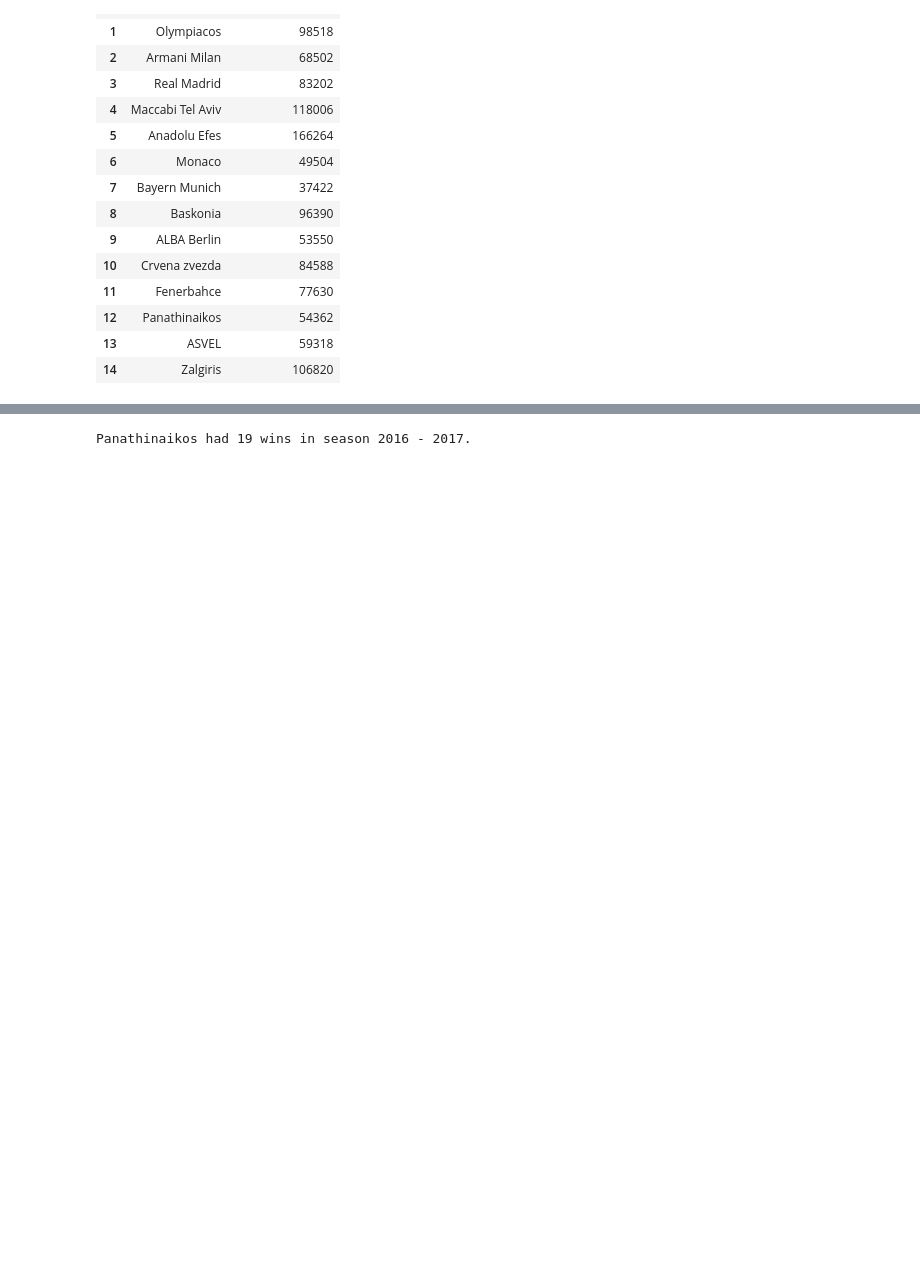
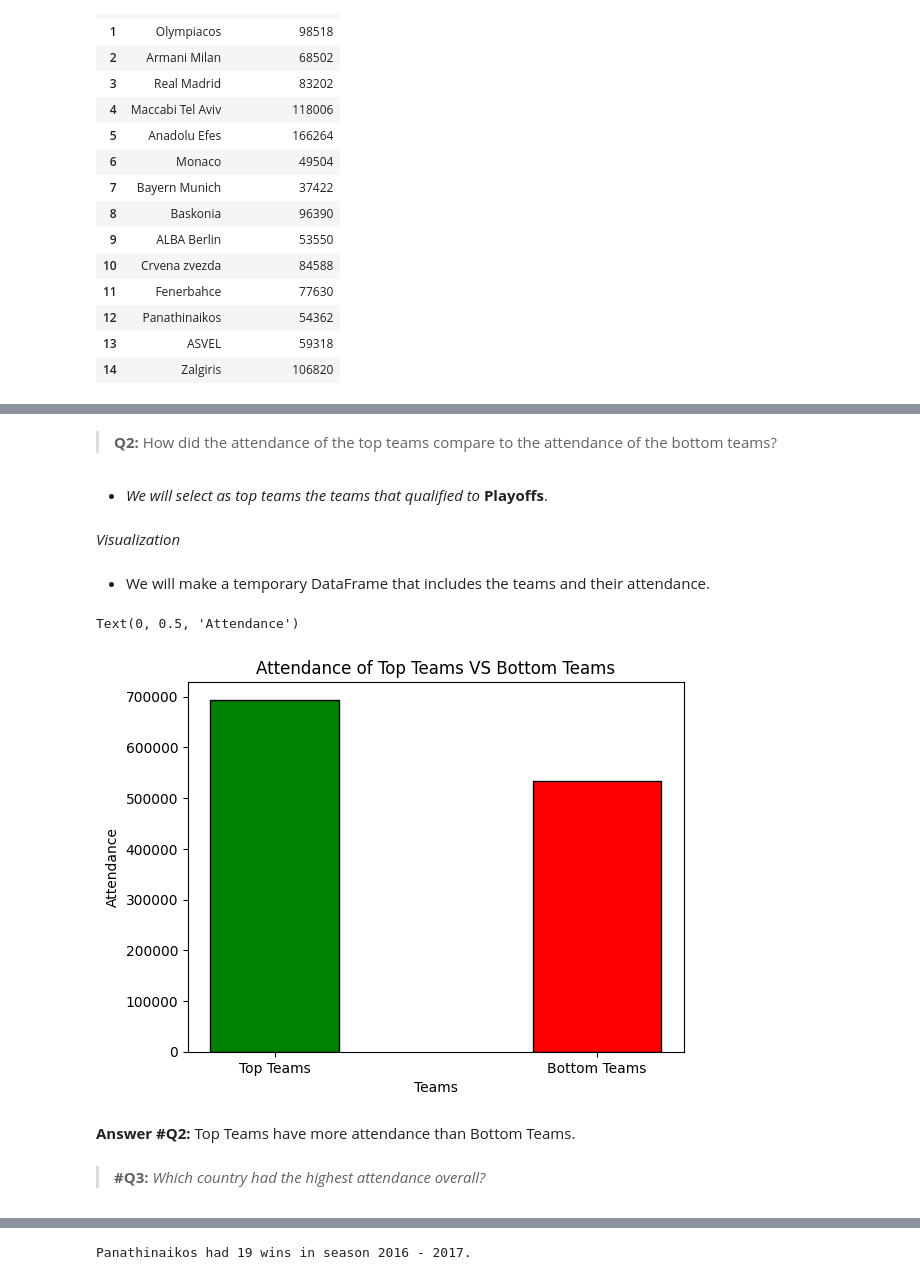
Before and after one commit to ChrisDiamantis99/Euroleague, a Jupyter notebook: euroleague.ipynb, the cells around one changed output, grey strips where cells are left out. Saved outputs shown, nothing was run; the diff lists cells and outputs as text; code cells hidden in the pictures; blank space fills up the shorter version.

```diff
--- a/euroleague.ipynb
+++ b/euroleague.ipynb
@@ -722,0 +870,34 @@ season_2021_2022.sort_values("Arenas Capacity Rate", ascending= False)
+# %% [markdown]
+> **Q2:** How did the attendance of the top teams compare to the attendance of the bottom teams?
+# %% [markdown]
+- *We will select as top teams the teams that qualified to* **Playoffs**.
+# %%
+playoffs_teams = season_2021_2022.loc[0:7]
+bottom_teams = season_2021_2022.loc[8:14]
+# %%
+sum_att_playoffs = playoffs_teams['Total Attendance'].sum()
+sum_att_bottom = bottom_teams['Total Attendance'].sum()
+# %% [markdown]
+*Visualization*
+# %% [markdown]
+- We will make a temporary DataFrame that includes the teams and their attendance.
+# %%
+teams_att = {
+    'Teams' : ['Top Teams', 'Bottom Teams'],
+    'Sum_att' : [sum_att_playoffs, sum_att_bottom]
+}
+
+df_teams_att = pd.DataFrame(teams_att)
+# %%
+plt.bar(df_teams_att['Teams'], df_teams_att['Sum_att'], color = ['green', 'red'], width = 0.4, edgecolor = 'black')
+
+plt.title('Attendance of Top Teams VS Bottom Teams')
+plt.xlabel('Teams')
+plt.ylabel('Attendance')
+# %% [output]
+Text(0, 0.5, 'Attendance')
+[figure, added]
+# %% [markdown]
+**Answer #Q2:** Top Teams have more attendance than Bottom Teams.
+# %% [markdown]
+>**#Q3:** *Which country had the highest attendance overall?*
```
Also changed, not shown: parts of 103 cells of this notebook.
